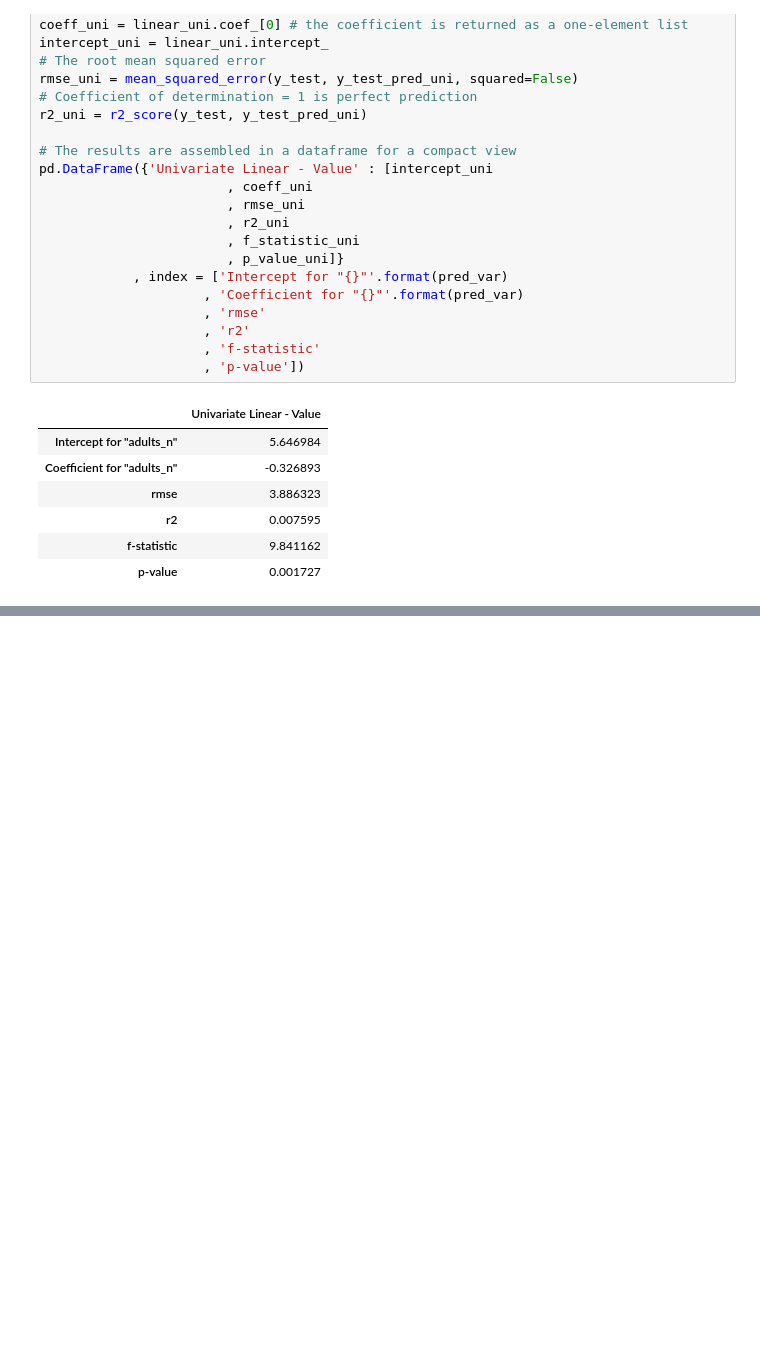
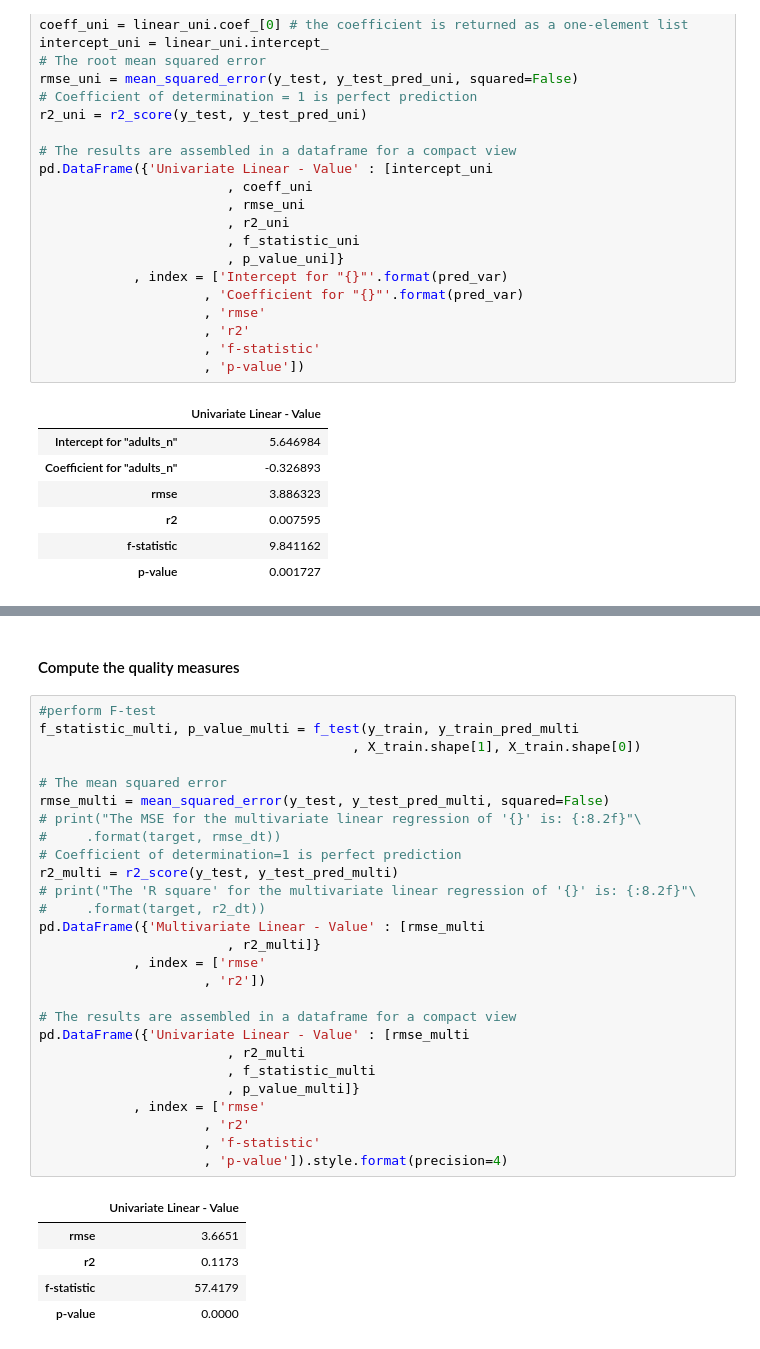
Before and after one commit to Rezashatery/Linear-Regression-, a Jupyter notebook: linear-regression.ipynb, the cells around one changed output, grey strips where cells are left out. Saved outputs shown, nothing was run; the diff lists cells and outputs as text; blank space fills up the shorter version.

```diff
--- a/linear-regression.ipynb
+++ b/linear-regression.ipynb
@@ -250,0 +297,35 @@ pd.DataFrame({'Univariate Linear - Value' : [intercept_uni
+# %% [markdown]
+#### Compute the quality measures
+# %%
+#perform F-test
+f_statistic_multi, p_value_multi = f_test(y_train, y_train_pred_multi
+                                        , X_train.shape[1], X_train.shape[0])
+
+# The mean squared error
+rmse_multi = mean_squared_error(y_test, y_test_pred_multi, squared=False)
+# print("The MSE for the multivariate linear regression of '{}' is: {:8.2f}"\
+#     .format(target, rmse_dt))
+# Coefficient of determination=1 is perfect prediction
+r2_multi = r2_score(y_test, y_test_pred_multi)
+# print("The 'R square' for the multivariate linear regression of '{}' is: {:8.2f}"\
+#     .format(target, r2_dt))
+pd.DataFrame({'Multivariate Linear - Value' : [rmse_multi
+                        , r2_multi]}
+            , index = ['rmse'
+                     , 'r2'])
+
+# The results are assembled in a dataframe for a compact view
+pd.DataFrame({'Univariate Linear - Value' : [rmse_multi
+                        , r2_multi
+                        , f_statistic_multi
+                        , p_value_multi]}
+            , index = ['rmse'
+                     , 'r2'
+                     , 'f-statistic'
+                     , 'p-value']).style.format(precision=4)
+# %% [output]
+|  | Univariate Linear - Value |
+| rmse | 3.6651 |
+| r2 | 0.1173 |
+| f-statistic | 57.4179 |
+| p-value | 0.0000 |
```
Also changed, not shown: parts of 7 cells of this notebook.
